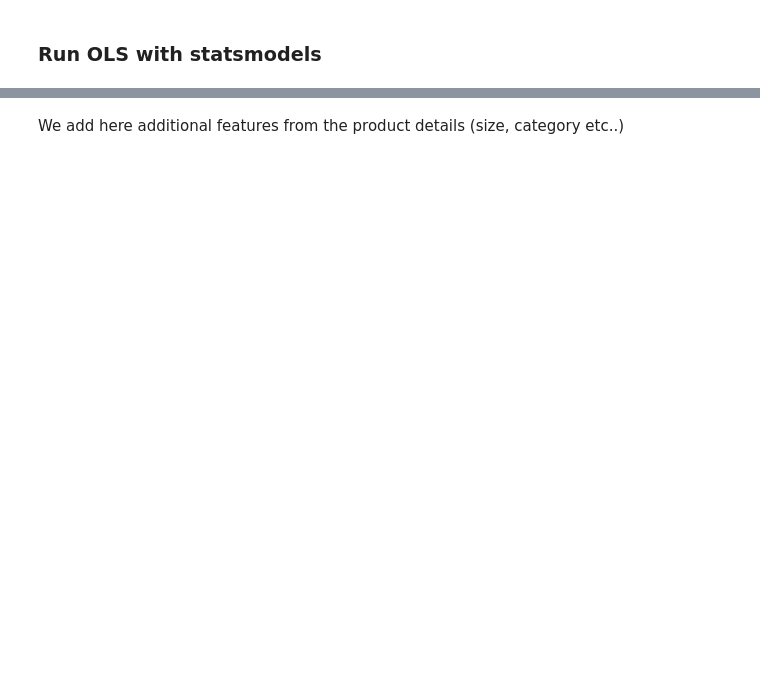
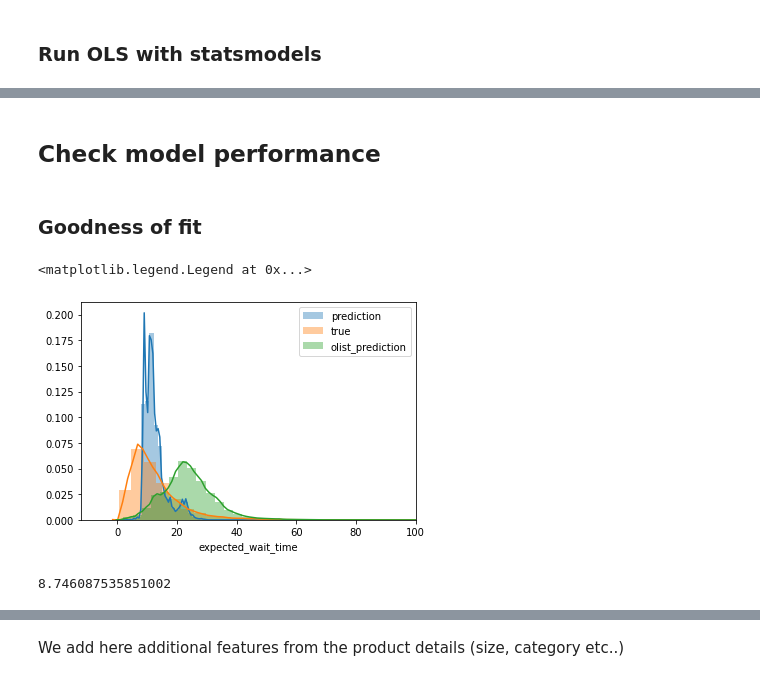
Before and after one commit to smhurf/lewagon_challenges, a Jupyter notebook: 04-Decision-Science/03-Linear-Regression/Recap/delivery_time.ipynb, the cells around one changed output, grey strips where cells are left out. Drawn from its saved outputs; the diff is of its cells as text; code cells hidden in the pictures; blank space fills up the shorter version.

```diff
--- a/04-Decision-Science/03-Linear-Regression/Recap/delivery_time.ipynb
+++ b/04-Decision-Science/03-Linear-Regression/Recap/delivery_time.ipynb
@@ -30,0 +156,4 @@ import statsmodels.api as sm
+# %%
+#X.shape = (95525, 4)
+X = orders[['price', 'freight_value', 'number_of_products', 'number_of_sellers', 'distance_seller_customer']].copy()
+X
@@ -31,2 +174,6 @@ import statsmodels.api as sm
 # %%
-# standardize (z-normalize) each features of X to compare coefficients
+# standardize (z-normalize --> (Xi - mu)/std()) each features of X to compare coefficients
+for f in X.columns:
+    mu = X[f].mean()
+    sigma = X[f].std()
+    X[f] = (X[f] - mu)/sigma
@@ -34,0 +221,4 @@ import statsmodels.api as sm
+# %%
+# Conclude? --> Add an intercept to X
+X['intercept'] = 1
+X
@@ -38,0 +241,3 @@ import statsmodels.api as sm
+# %%
+model = sm.OLS(y, X).fit()
+model.summary()
@@ -39,2 +268,25 @@ import statsmodels.api as sm
+# %% [markdown]
+## Check model performance
+# %% [markdown]
+### Goodness of fit
+# %%
+# Check prediction distributions
+y_pred = model.predict(X)
+y_true = orders.wait_time
+y_olist = orders.expected_wait_time
+y_pred.shape
+
+sns.distplot(y_pred, label='prediction')
+sns.distplot(y_true, label='true')
+sns.distplot(y_olist, label='olist_prediction')
+plt.xlim(xmax=100)
+plt.legend()
+# %% [output]
+<matplotlib.legend.Legend at 0x...>
+[figure, added]
 # %%
 # Compute RMSE (i.e 𝛔(residuals))
+error = y_pred - y_true
+((error**2).mean())**0.5
+# %% [output]
+8.746087535851002
```
Also changed, not shown: parts of 53 cells of this notebook, 37 other files.
